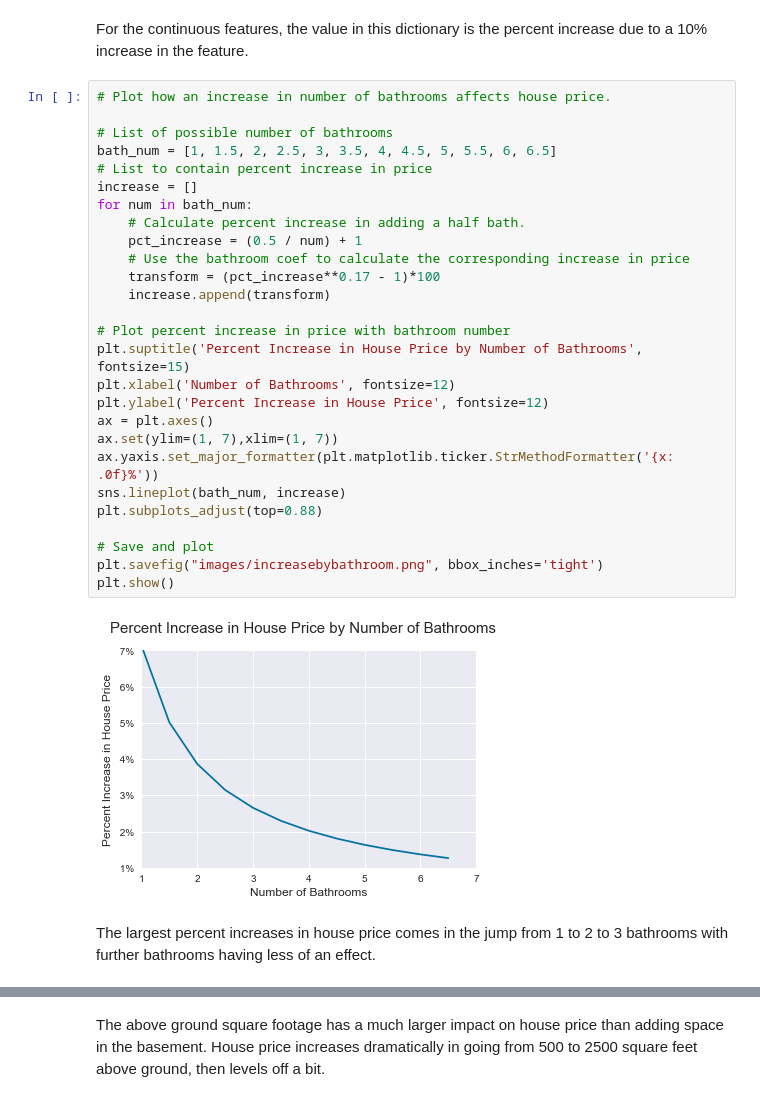
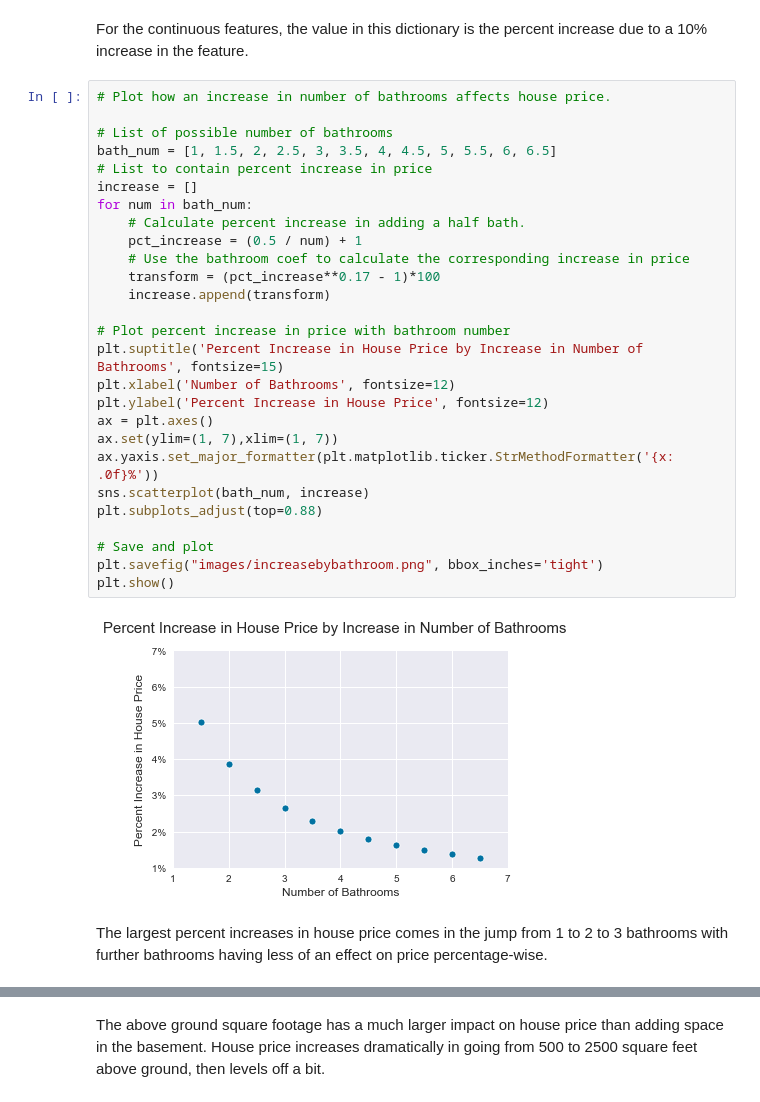
Before and after one commit to clreiner/KingCountyHousingProject, a Jupyter notebook: notebook.ipynb, the cells around one changed output, grey strips where cells are left out. Saved outputs shown, nothing was run; the diff lists cells and outputs as text.

Commit message:
Update visualization

```diff
--- a/notebook.ipynb
+++ b/notebook.ipynb
@@ -970,34 +970,34 @@ For the continuous features, the value in this dictionary is the percent increas
 # %%
 # Plot how an increase in number of bathrooms affects house price.
 
 # List of possible number of bathrooms
 bath_num = [1, 1.5, 2, 2.5, 3, 3.5, 4, 4.5, 5, 5.5, 6, 6.5]
 # List to contain percent increase in price
 increase = []
 for num in bath_num:
     # Calculate percent increase in adding a half bath.
     pct_increase = (0.5 / num) + 1
     # Use the bathroom coef to calculate the corresponding increase in price
     transform = (pct_increase**0.17 - 1)*100
     increase.append(transform)
 
 # Plot percent increase in price with bathroom number
-plt.suptitle('Percent Increase in House Price by Number of Bathrooms', fontsize=15)
+plt.suptitle('Percent Increase in House Price by Increase in Number of Bathrooms', fontsize=15)
 plt.xlabel('Number of Bathrooms', fontsize=12)
 plt.ylabel('Percent Increase in House Price', fontsize=12)
 ax = plt.axes()
 ax.set(ylim=(1, 7),xlim=(1, 7))
 ax.yaxis.set_major_formatter(plt.matplotlib.ticker.StrMethodFormatter('{x: .0f}%'))
-sns.lineplot(bath_num, increase)
+sns.scatterplot(bath_num, increase)
 plt.subplots_adjust(top=0.88)
 
 # Save and plot
 plt.savefig("images/increasebybathroom.png", bbox_inches='tight')
 plt.show()
 # %% [output]
-[figure, old version]
+[figure, new version]
 # %% [markdown]
-The largest percent increases in house price comes in the jump from 1 to 2 to 3 bathrooms with further bathrooms having less of an effect.
+The largest percent increases in house price comes in the jump from 1 to 2 to 3 bathrooms with further bathrooms having less of an effect on price percentage-wise.
 # %%
 # Plot how an increase in square feet affects house price.
 
```
Also changed, not shown: parts of 6 cells of this notebook, 3 other files.
